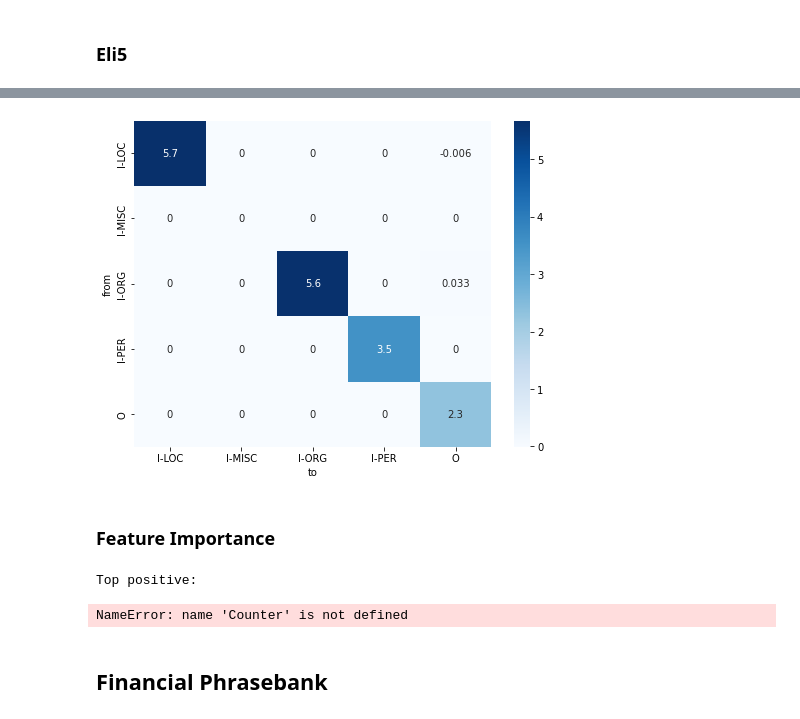
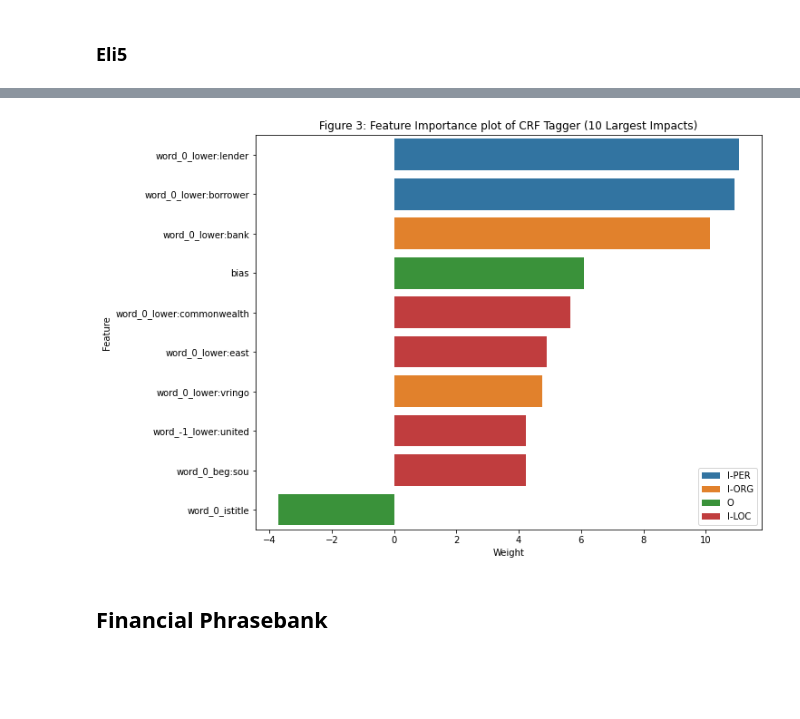
Before and after one commit to j4mes12/ITDA_Coursework, a Jupyter notebook: Task 2/Task2.ipynb, the cells around one changed output, grey strips where cells are left out. Saved outputs shown, nothing was run; the diff lists cells and outputs as text; code cells hidden in the pictures; blank space fills up the shorter version.

```diff
--- a/Task 2/Task2.ipynb
+++ b/Task 2/Task2.ipynb
@@ -295,24 +251,25 @@ weights_df.pivot("from", "to", "coef")
-# %%
-fig, ax = plt.subplots(1,1, figsize =(8,6))
-sns.heatmap(ax=ax, data = weights_df.pivot("from", "to", "coef"), annot= True, cmap='Blues')
-plt.show()
-# %% [output]
-[figure, removed]
-# %% [markdown]
-### Feature Importance
-# %%
-def print_state_features(state_features):
-    for (attr, label), weight in state_features:
-        print("%0.6f %-8s %s" % (weight, label, attr))
-
-print("Top positive:")
-print_state_features(Counter(tuned_crf.state_features_).most_common(10))
-
-print("\nTop negative:")
-print_state_features(Counter(tuned_crf.state_features_).most_common()[-10:])
-# %% [output]
-Top positive:
-NameError: name 'Counter' is not defined
+# %%
+test = eli5.formatters.explain_weights_dfs(tuned_crf)['targets']
+test['weight_sort'] = abs(test['weight'])
+test = test.nlargest(10, columns = 'weight_sort')
+
+fig, ax = plt.subplots(1,1, figsize = (10, 8))
+
+sns.barplot(
+    ax = ax,
+    data = test,
+    y = 'feature',
+    x = 'weight',
+    hue = 'target',
+    dodge=False
+)
+plt.legend(loc = 'lower right')
+plt.title('Figure 3: Feature Importance plot of CRF Tagger (10 Largest Impacts)')
+plt.ylabel('Feature')
+plt.xlabel('Weight')
+plt.show()
+# %% [output]
+[figure, added]
 # %% [markdown]
 ## Financial Phrasebank
 # %%
```
Also changed, not shown: parts of 14 cells of this notebook, 5 other files.
